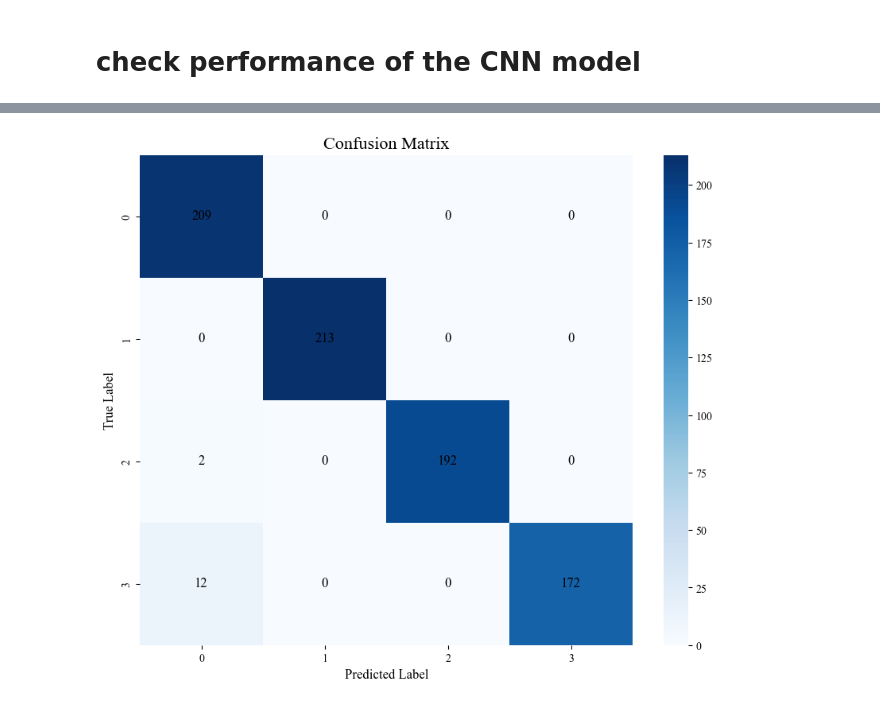
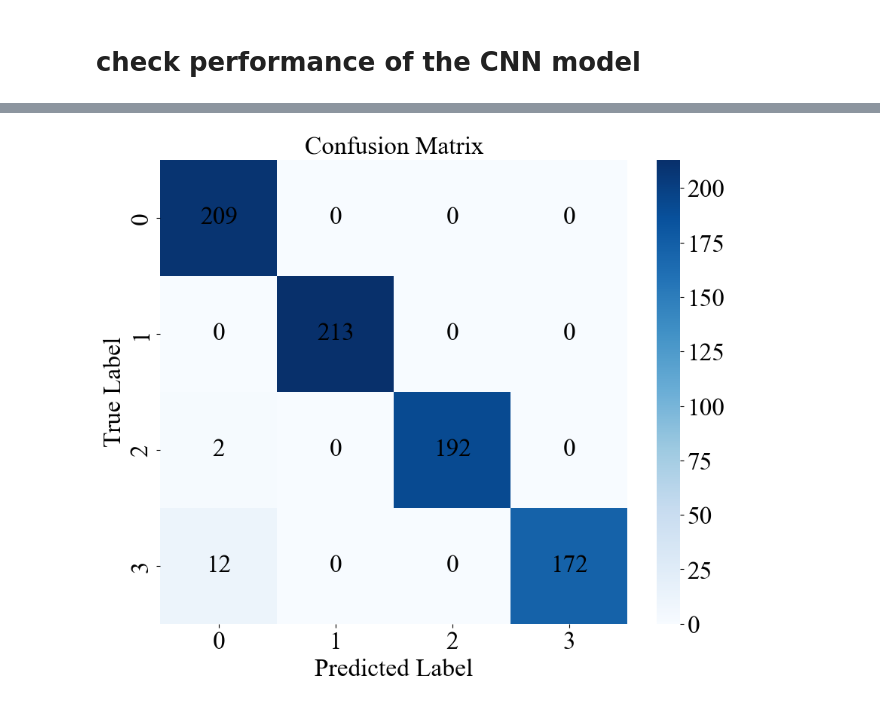
Before and after one commit to Shuaiwen-Cui/Research-Smart_Adaptive_Trigger_Sensing, a Jupyter notebook: PAPER-CODE/01-PRE-DEPLOYMENT/03-NN-TRAINING-CNN/STAGE-I-02-CNN-TRAINING-post.ipynb, the cells around one changed output, grey strips where cells are left out. Drawn from its saved outputs; the diff is of its cells as text; code cells hidden in the pictures.

```diff
--- a/PAPER-CODE/01-PRE-DEPLOYMENT/03-NN-TRAINING-CNN/STAGE-I-02-CNN-TRAINING-post.ipynb
+++ b/PAPER-CODE/01-PRE-DEPLOYMENT/03-NN-TRAINING-CNN/STAGE-I-02-CNN-TRAINING-post.ipynb
@@ -31,8 +31,9 @@ cm = confusion_matrix(y_true, y_pred_classes)
 print("Confusion Matrix:")
 print(cm)
 
-# Set the font properties for Times New Roman
+# Set the font properties for Times New Roman and increase global font size
 plt.rcParams['font.family'] = 'Times New Roman'
+plt.rcParams['font.size'] = 24  # Set global font size
 
 # Increase figure size for better visibility
 plt.figure(figsize=(10, 8))
@@ -40,20 +41,20 @@ plt.figure(figsize=(10, 8))
 # Plot the heatmap WITHOUT annotations
 sns.heatmap(cm, annot=False, cmap='Blues')
 
-# Manually add text annotations
+# Manually add text annotations with larger font size
 for i in range(cm.shape[0]):
     for j in range(cm.shape[1]):
         plt.text(j + 0.5, i + 0.5,  # Position in the center of each cell
                  f'{cm[i, j]}',     # Text (value of the confusion matrix cell)
                  ha='center', va='center',   # Horizontal and vertical alignment
                  color='black',     # Text color
-                 fontsize=12,       # Font size
+                 fontsize=24,       # Increased font size for annotations
                  fontfamily='Times New Roman')  # Font family
 
-# Add title and labels with Times New Roman font
-plt.title('Confusion Matrix', fontdict={'fontname': 'Times New Roman', 'fontsize': 16})
-plt.xlabel('Predicted Label', fontdict={'fontname': 'Times New Roman', 'fontsize': 12})
-plt.ylabel('True Label', fontdict={'fontname': 'Times New Roman', 'fontsize': 12})
+# Add title and labels with increased font size
+plt.title('Confusion Matrix', fontdict={'fontname': 'Times New Roman', 'fontsize': 24})
+plt.xlabel('Predicted Label', fontdict={'fontname': 'Times New Roman', 'fontsize': 24})
+plt.ylabel('True Label', fontdict={'fontname': 'Times New Roman', 'fontsize': 24})
 
 # Save the plot as a PNG file
 plt.savefig('cnn_confusion.png', dpi=300, bbox_inches='tight')
@@ -65,9 +66,9 @@ plt.show()
 Confusion Matrix:
 [[209   0   0   0]
  [  0 213   0   0]
  [  2   0 192   0]
  [ 12   0   0 172]]
-[figure, old version]
+[figure, new version]
 # %%
 from PIL import Image
 
```
Also changed, not shown: parts of 1 cell of this notebook, 2 other files.
